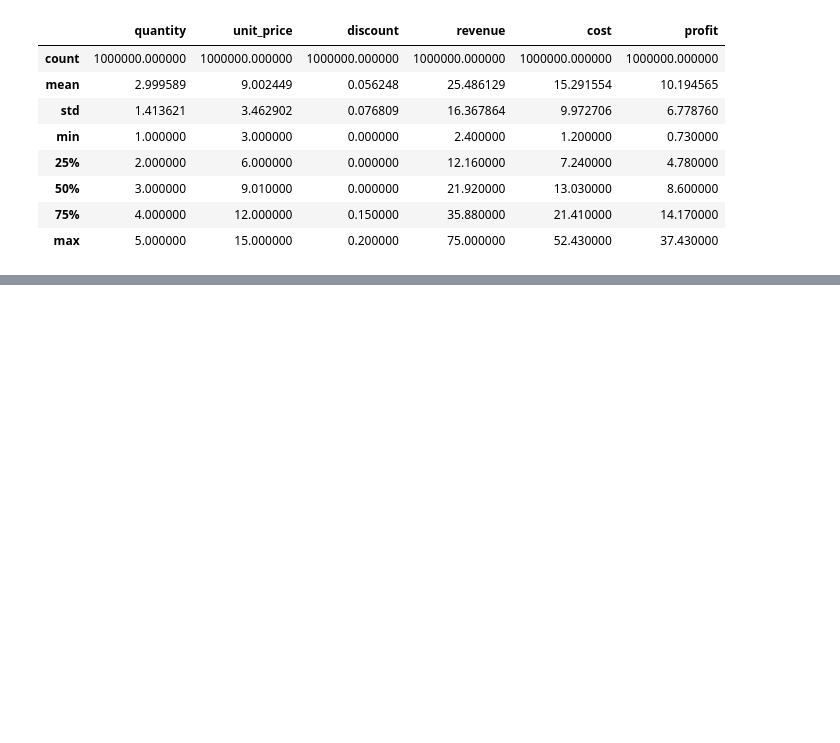
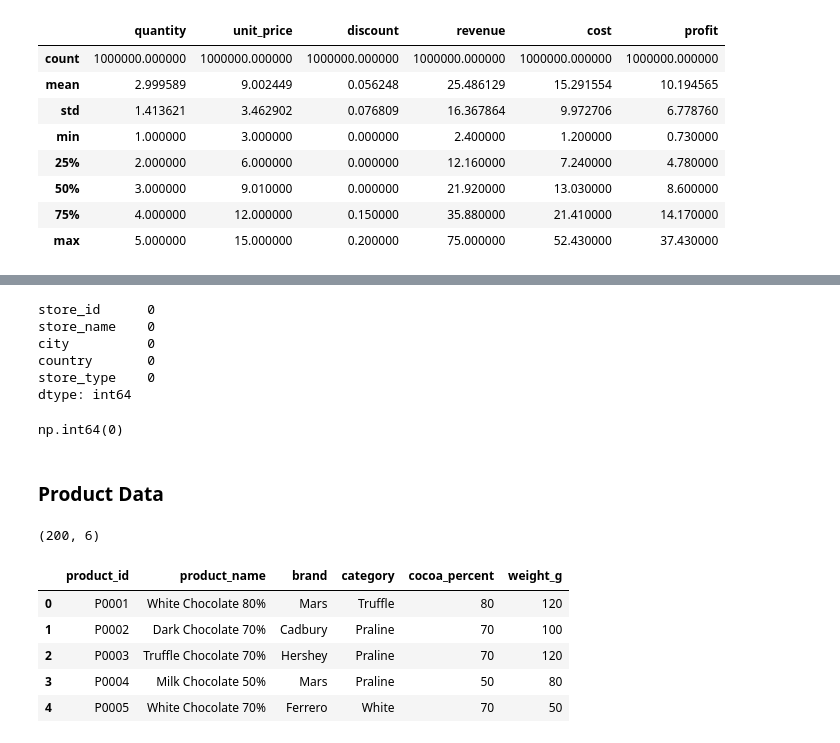
Before and after one commit to Abhaypanchal5/Data-Analytics-Portfolio, a Jupyter notebook: 04_End-To-End-Project/Chocolate sales/Notebook/notebook.ipynb, the cells around one changed output, grey strips where cells are left out. Cells and saved outputs as stored; diff of their text form; code cells hidden in the pictures; blank space fills up the shorter version.

```diff
--- a/04_End-To-End-Project/Chocolate sales/Notebook/notebook.ipynb
+++ b/04_End-To-End-Project/Chocolate sales/Notebook/notebook.ipynb
@@ -114,0 +145,28 @@ df_sales.describe()
+# %%
+df_stores.isna().sum()
+# %% [output]
+store_id      0
+store_name    0
+city          0
+country       0
+store_type    0
+dtype: int64
+# %%
+df_stores.duplicated().sum()
+# %% [output]
+np.int64(0)
+# %% [markdown]
+### **Product Data**
+# %%
+df_product.shape
+# %% [output]
+(200, 6)
+# %%
+df_product.head()
+# %% [output]
+|  | product_id | product_name | brand | category | cocoa_percent | weight_g |
+| 0 | P0001 | White Chocolate 80% | Mars | Truffle | 80 | 120 |
+| 1 | P0002 | Dark Chocolate 70% | Cadbury | Praline | 70 | 100 |
+| 2 | P0003 | Truffle Chocolate 70% | Hershey | Praline | 70 | 120 |
+| 3 | P0004 | Milk Chocolate 50% | Mars | Praline | 50 | 80 |
+| 4 | P0005 | White Chocolate 70% | Ferrero | White | 70 | 50 |
```
Also changed, not shown: parts of 21 cells of this notebook.
